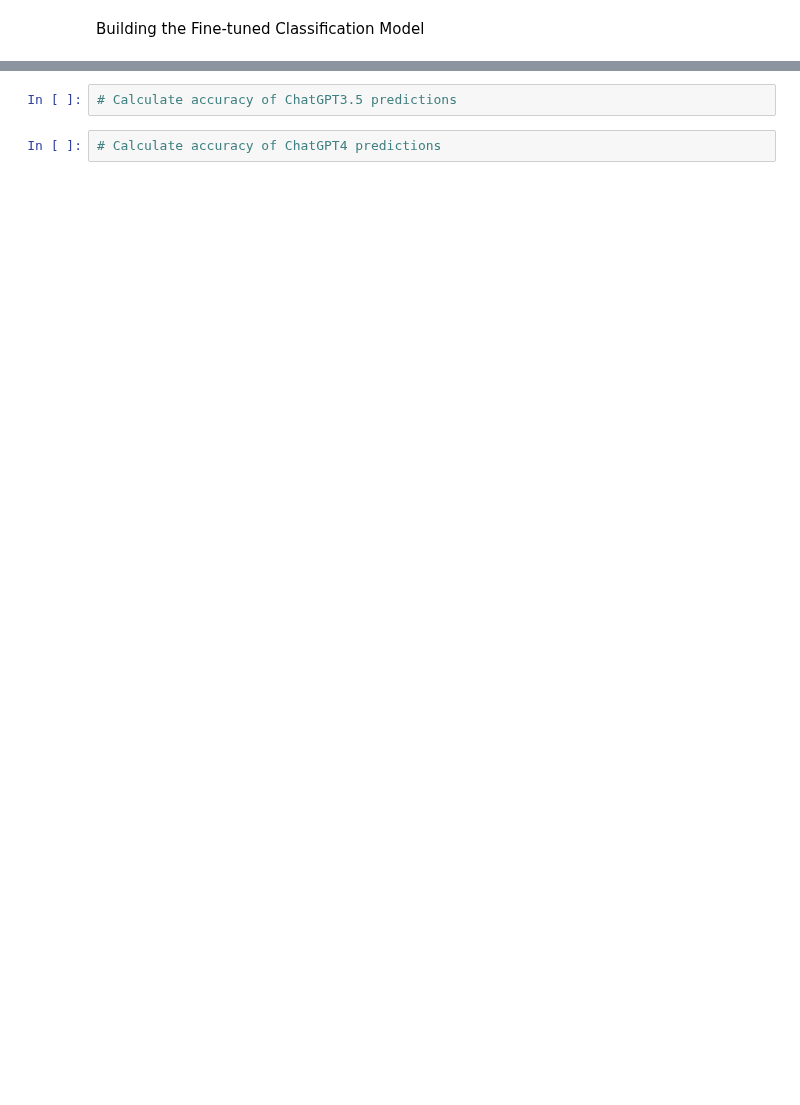
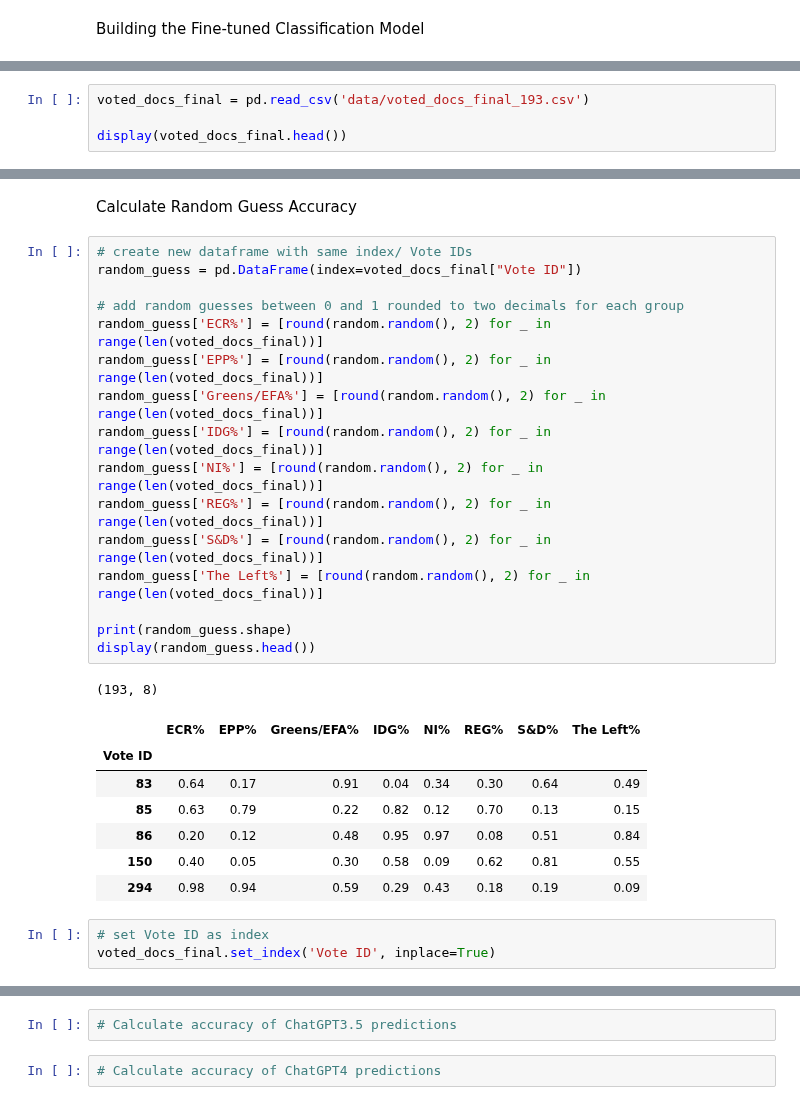
Before and after one commit to izu457/Thesis_Finetuning_GPT3.5_Political_Stance, a Jupyter notebook: Fine-Tuned Classifier.ipynb, the cells around one changed output, grey strips where cells are left out. Cells and saved outputs as stored; diff of their text form; blank space fills up the shorter version.

Commit message:
added random guess accuracy

```diff
--- a/Fine-Tuned Classifier.ipynb
+++ b/Fine-Tuned Classifier.ipynb
@@ -37,0 +9,4 @@ print(training50.head())
+# %%
+voted_docs_final = pd.read_csv('data/voted_docs_final_193.csv')
+
+display(voted_docs_final.head())
@@ -37,0 +21,30 @@ print(training50.head())
+# %% [markdown]
+Calculate Random Guess Accuracy
+# %%
+# create new dataframe with same index/ Vote IDs
+random_guess = pd.DataFrame(index=voted_docs_final["Vote ID"])
+
+# add random guesses between 0 and 1 rounded to two decimals for each group
+random_guess['ECR%'] = [round(random.random(), 2) for _ in range(len(voted_docs_final))]
+random_guess['EPP%'] = [round(random.random(), 2) for _ in range(len(voted_docs_final))]
+random_guess['Greens/EFA%'] = [round(random.random(), 2) for _ in range(len(voted_docs_final))]
+random_guess['IDG%'] = [round(random.random(), 2) for _ in range(len(voted_docs_final))]
+random_guess['NI%'] = [round(random.random(), 2) for _ in range(len(voted_docs_final))]
+random_guess['REG%'] = [round(random.random(), 2) for _ in range(len(voted_docs_final))]
+random_guess['S&D%'] = [round(random.random(), 2) for _ in range(len(voted_docs_final))]
+random_guess['The Left%'] = [round(random.random(), 2) for _ in range(len(voted_docs_final))]
+
+print(random_guess.shape)
+display(random_guess.head())
+# %% [output]
+(193, 8)
+|  | ECR% | EPP% | Greens/EFA% | IDG% | NI% | REG% | S&D% | The Left% |
+| Vote ID |  |  |  |  |  |  |  |  |
+| 83 | 0.64 | 0.17 | 0.91 | 0.04 | 0.34 | 0.30 | 0.64 | 0.49 |
+| 85 | 0.63 | 0.79 | 0.22 | 0.82 | 0.12 | 0.70 | 0.13 | 0.15 |
+| 86 | 0.20 | 0.12 | 0.48 | 0.95 | 0.97 | 0.08 | 0.51 | 0.84 |
+| 150 | 0.40 | 0.05 | 0.30 | 0.58 | 0.09 | 0.62 | 0.81 | 0.55 |
+| 294 | 0.98 | 0.94 | 0.59 | 0.29 | 0.43 | 0.18 | 0.19 | 0.09 |
+# %%
+# set Vote ID as index
+voted_docs_final.set_index('Vote ID', inplace=True)
```
Also changed, not shown: parts of 7 cells of this notebook.
